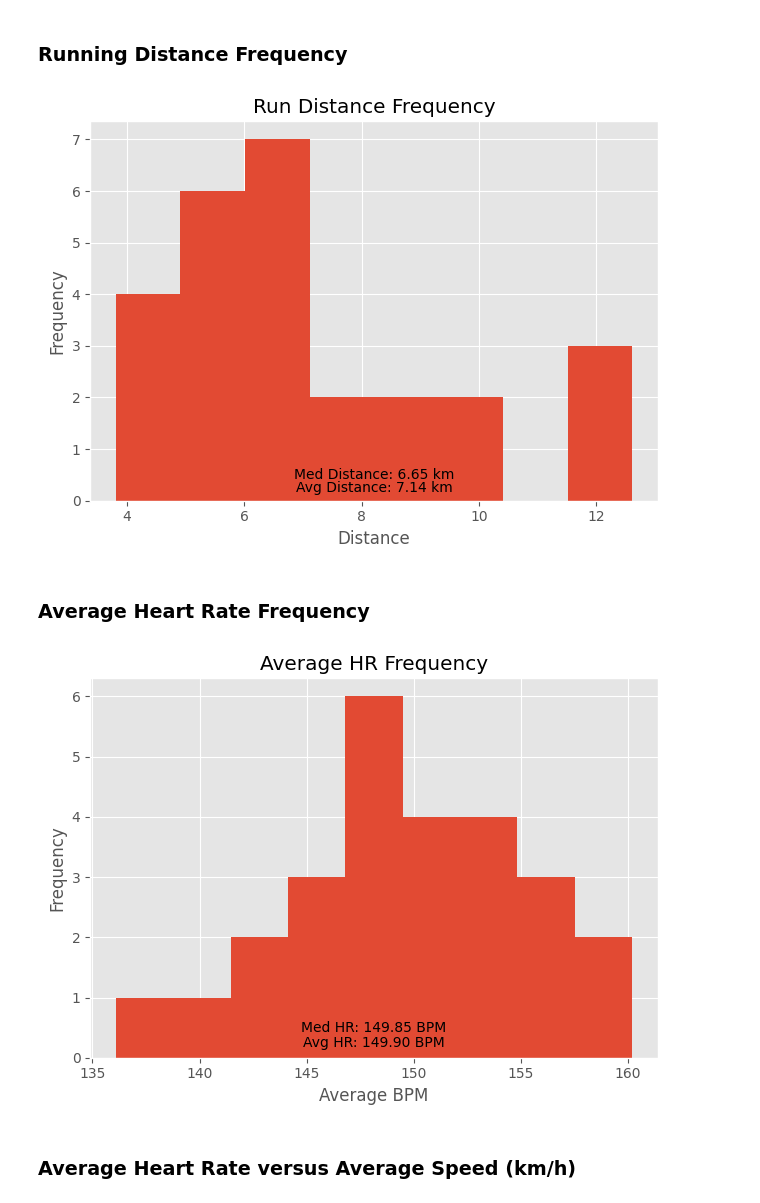
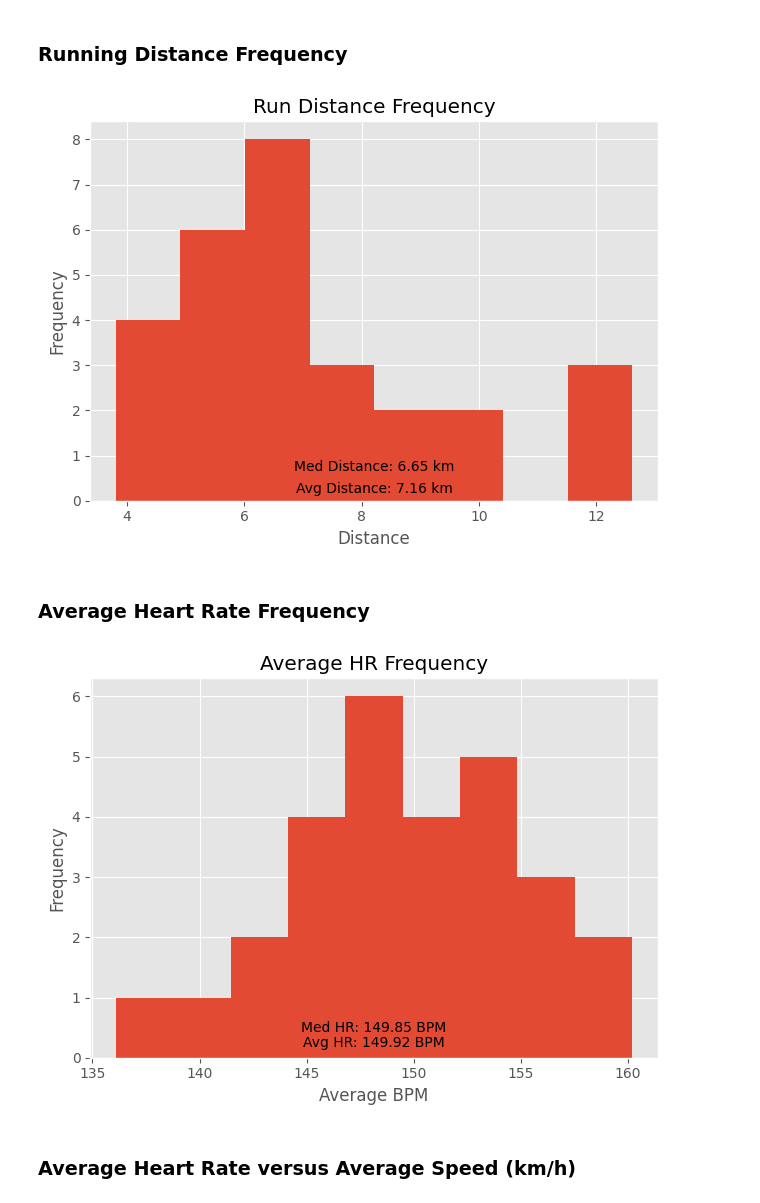
Before and after one commit to palmerac/Elevate, a Jupyter notebook: runStats.ipynb, the cells around one changed output. Cells and saved outputs as stored; diff of their text form; code cells hidden in the pictures.

```diff
--- a/runStats.ipynb
+++ b/runStats.ipynb
@@ -61,7 +61,7 @@ def rnd(val, deci):
 # %% [markdown]
 Only counting activities post Europe, export HeartWatch Workouts from Jul 17 - Today and add the csv to the wd
 # %%
-df = pd.read_csv('HeartWatch-Workouts-20230717-to-20230902.csv')
+df = pd.read_csv('HeartWatch-Workouts-20230717-to-20230908.csv')
 # %%
 df = df.drop(['Date', 'from', 'to', 'rpe', 'Load', 'bpm-lo', 'bpm-90%+-%', '90%+-mins',
               'bpm-80-90%-%', '80-90%-mins','bpm-70-80%-%', '70-80%-mins','bpm-60-70%-%',
@@ -129,28 +137,29 @@ dfRun['CumKM'] = dfRun['km'].cumsum()
 ### Running Distance Frequency
 # %%
 rdf_bins = int(dfRun['km'].max() - dfRun['km'].min())
+mid_dist = midp(dfRun, 'km')
 
 plt.hist(dfRun['km'], bins=rdf_bins)
 
 # Average/Median Distance Text
 avg_d = avg(dfRun, 'km',2)
 med_d = med(dfRun, 'km',2)
 mid_d = midp(dfRun, 'km')
 
 plt.text(mid_dist, 0.25, f'Avg Distance: {avg_d:.2f} km',
          ha='center', va='center', fontsize=10, color='black')
-plt.text(mid_dist, 0.5, f'Med Distance: {med_d:.2f} km',
+plt.text(mid_dist, 0.75, f'Med Distance: {med_d:.2f} km',
          ha='center', va='center', fontsize=10, color='black')
 
 plt.title('Run Distance Frequency')
 plt.xlabel('Distance')
 plt.ylabel('Frequency')
 # plt.xticks(rotation=45)
 plt.tight_layout()
 plt.savefig('Graphs/Distance Frequency.png', dpi=300)
 plt.show()
 # %% [output]
-[figure, old version]
+[figure, new version]
 # %% [markdown]
 ### Average Heart Rate Frequency
 # %%
@@ -176,7 +185,7 @@ plt.tight_layout()
 plt.savefig('Graphs/HR Frequency.png', dpi=300)
 plt.show()
 # %% [output]
-[figure, old version]
+[figure, new version]
 # %% [markdown]
 ### Average Heart Rate versus Average Speed (km/h)
 # %%
```
Also changed, not shown: parts of 9 cells of this notebook, 13 other files.
